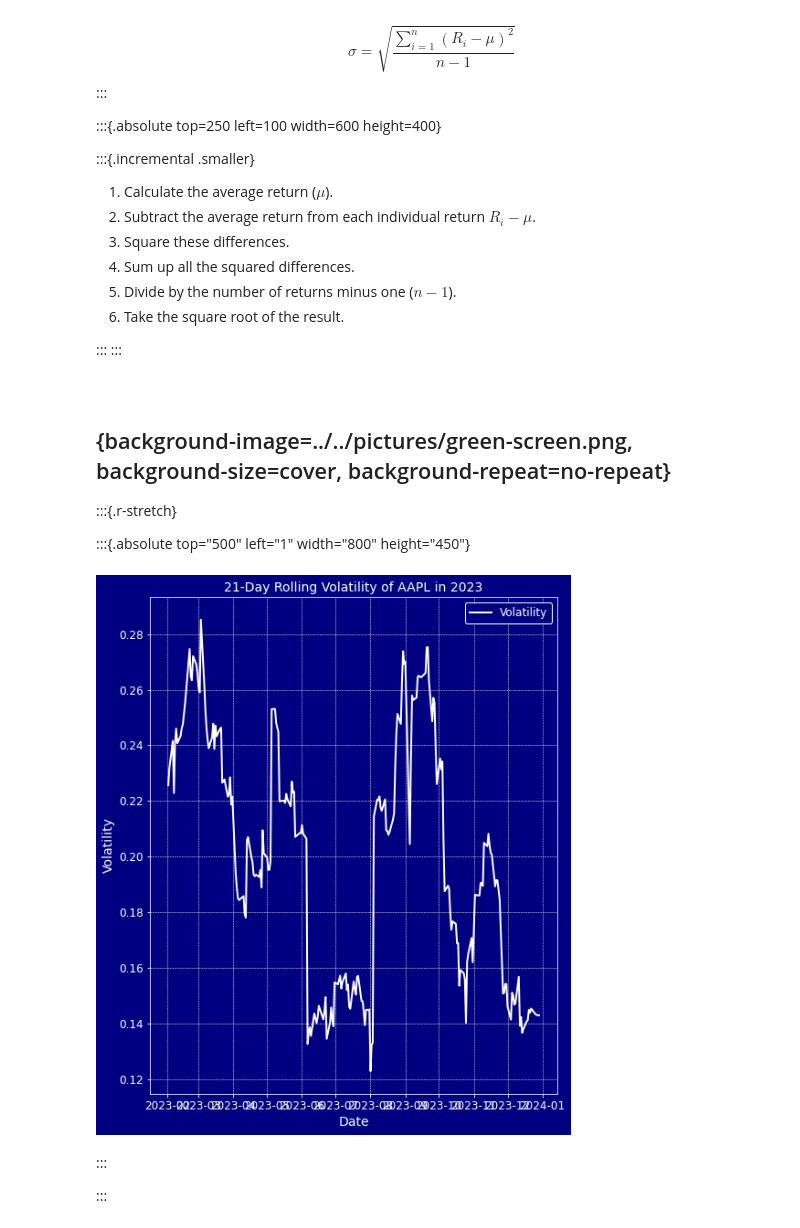
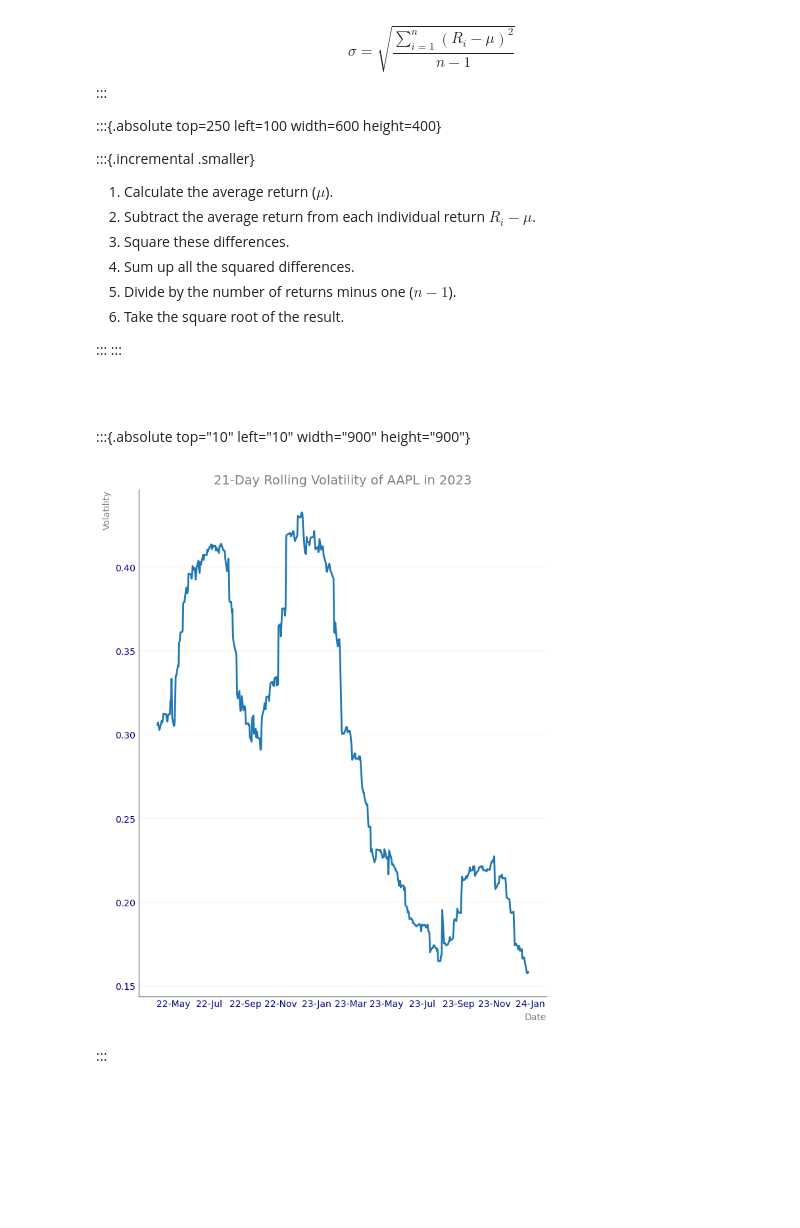
Before and after one commit to vdenoise/portfolio-geek, a Jupyter notebook: posts/data-driven-minute/ddm1-volatility.ipynb, the cells around one changed output. Drawn from its saved outputs; the diff is of its cells as text; code cells hidden in the pictures; blank space fills up the shorter version.

```diff
--- a/posts/data-driven-minute/ddm1-volatility.ipynb
+++ b/posts/data-driven-minute/ddm1-volatility.ipynb
@@ -67,40 +67,33 @@ print("Volatility:", volatility)
 import yfinance as yf
 import numpy as np
 import matplotlib.pyplot as plt
+import matplotlib as mpl
 
 # Fetch historical data for Apple
-data = yf.download('AAPL', start='2023-01-01', end='2023-12-31')
+data = yf.download('AAPL', start='2022-01-01', end='2023-12-31')
 returns = data['Adj Close'].pct_change().dropna()
 
 # Calculate the moving average volatility
-window = 21  # 21 trading days in a month
+window = 63  # 21 trading days in a month
 rolling_volatility = returns.rolling(window=window).std() * np.sqrt(260)
-# %% [markdown]
-## {background-image=../../pictures/green-screen.png, background-size=cover, background-repeat=no-repeat}
-
-:::{.r-stretch}
-
-:::{.absolute top="500" left="1" width="800" height="450"}
-# %%
-plt.figure(figsize=(8, 10))
-plt.plot(rolling_volatility, color='white', linewidth=2)
-
-# Customizing the plot
-plt.title('21-Day Rolling Volatility of AAPL in 2023', fontsize=14, color='white')
-plt.xlabel('Date', fontsize=14, color='white')
-plt.ylabel('Volatility', fontsize=14, color='white')
-plt.xticks(color='white', fontsize=12)
-plt.yticks(color='white', fontsize=12)
-plt.grid(True, color='white', linestyle='--', linewidth=0.5)
-plt.gca().set_facecolor('navy')
-plt.gcf().set_facecolor('navy')
-plt.legend(['Volatility'], fontsize=12, loc='upper right', facecolor='navy', edgecolor='white', framealpha=1)
-
-# Show plot
-plt.show()
-# %% [output]
-[figure, removed]
+# %% [markdown]
+##
+
+:::{.absolute top="10" left="10" width="900" height="900"}
+# %%
+mpl.rcParams.update(mpl.rcParamsDefault)
+plt.style.use('ddm-chart.mplstyle')
+fig, ax = fig = plt.subplots()
+ax.plot(rolling_volatility, linewidth=2)
+
+# Customizing the plot
+plt.title('21-Day Rolling Volatility of AAPL in 2023', fontsize=14)
+plt.xlabel('Date')
+plt.ylabel('Volatility')
+
+# Show plot
+plt.show()
+# %% [output]
+[figure, added]
 # %% [markdown]
 :::
-
-:::
```
Also changed, not shown: parts of 1 cell of this notebook, 8 other files.
